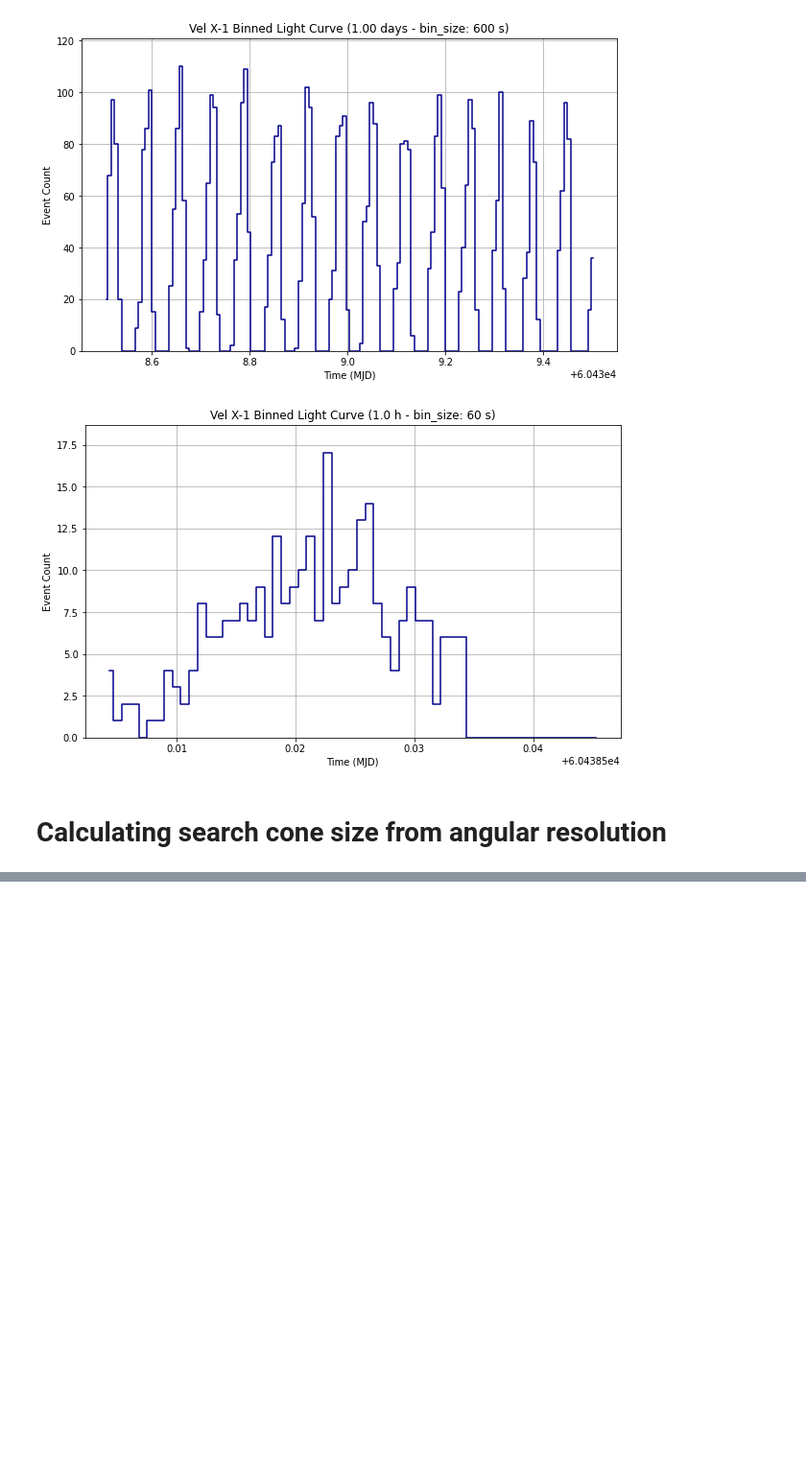
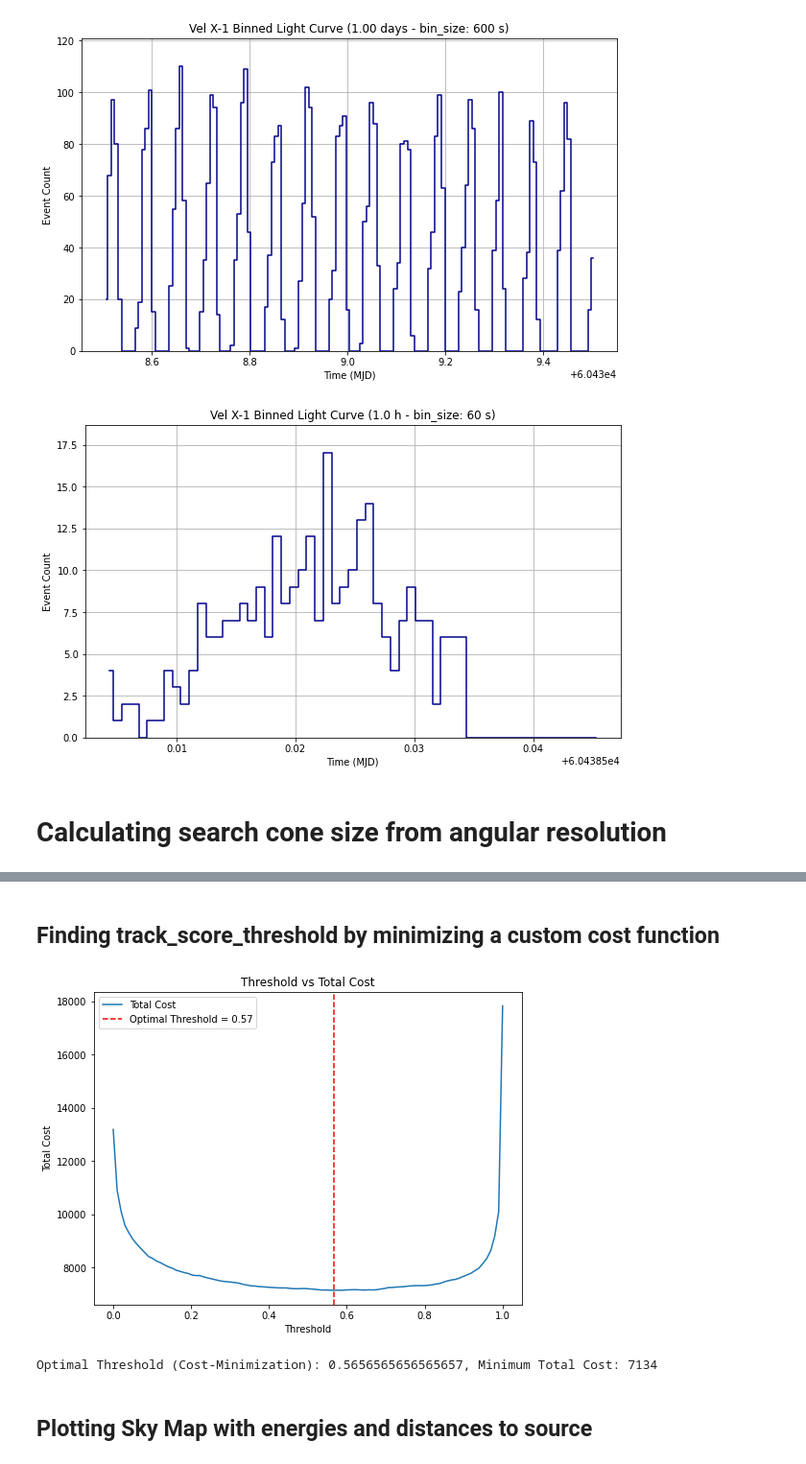
Before and after one commit to rodrigruiz/psr, a Jupyter notebook: src/notebooks/TestNotebook.ipynb, the cells around one changed output, grey strips where cells are left out. Shown at 96% size. Saved outputs shown, nothing was run; the diff lists cells and outputs as text; code cells hidden in the pictures; blank space fills up the shorter version.

```diff
--- a/src/notebooks/TestNotebook.ipynb
+++ b/src/notebooks/TestNotebook.ipynb
@@ -3851,0 +4107,72 @@ Fermi Data:  ['https://fermi.gsfc.nasa.gov/FTP/fermi/data/lat/queries/L241104102
+# %% [markdown]
+## Finding track_score_threshold by minimizing a custom cost function
+# %%
+import pandas as pd
+import numpy as np
+import matplotlib.pyplot as plt
+
+# Paths to the files
+path_numu = '/home/hpc/capn/capn107h/software/nextflow_output/parampid/classified_files/mcv8.1.gsg_numu-CCHEDIS_1e2-1e8GeV.sirene.jterbr00013298.jchain.aashower.11.root_scored.h5'
+path_anue = '/home/hpc/capn/capn107h/software/nextflow_output/parampid/classified_files/mcv8.1.gsg_anue-CCHEDIS_1e2-1e8GeV.sirene.jterbr00013298.jchain.aashower.11.root_scored.h5'
+
+# Load the data
+df_anue = pd.read_hdf(path_anue, 'summary')  # Shower-like events
+df_numu = pd.read_hdf(path_numu, 'summary')  # Track-like events
+
+# Extract track_score
+track_scores_anue = df_anue['track_score'].values  # Shower-like scores
+track_scores_numu = df_numu['track_score'].values  # Track-like scores
+
+# Assign labels
+true_labels_anue = np.zeros(len(track_scores_anue))  # Shower-like events: label 0
+true_labels_numu = np.ones(len(track_scores_numu))  # Track-like events: label 1
+
+# Combine data
+track_scores = np.concatenate([track_scores_anue, track_scores_numu])
+true_labels = np.concatenate([true_labels_anue, true_labels_numu])
+
+# Define thresholds to test
+thresholds = np.linspace(0, 1, 100)
+
+# Store accuracy values
+accuracies = []
+
+# Define costs
+cost_fp = 1  # Cost of a false positive (shower-like misclassified as track-like)
+cost_fn = 2  # Cost of a false negative (track-like misclassified as shower-like)
+
+# Store total costs for each threshold
+total_costs = []
+
+for threshold in thresholds:
+    # Predict: 1 if track_score >= threshold, else 0
+    predictions = (track_scores >= threshold).astype(int)
+
+    # Calculate FP and FN counts
+    fp_count = ((predictions == 1) & (true_labels == 0)).sum()  # False Positives
+    fn_count = ((predictions == 0) & (true_labels == 1)).sum()  # False Negatives
+
+    # Calculate total cost
+    total_cost = (fp_count * cost_fp) + (fn_count * cost_fn)
+    total_costs.append(total_cost)
+
+# Find the optimal threshold
+optimal_threshold_cost = thresholds[np.argmin(total_costs)]
+min_total_cost = min(total_costs)
+
+# Plot Total Cost vs Threshold
+plt.figure(figsize=(8, 6))
+plt.plot(thresholds, total_costs, label="Total Cost")
+plt.axvline(optimal_threshold_cost, color='red', linestyle='--', label=f"Optimal Threshold = {optimal_threshold_cost:.2f}")
+plt.xlabel("Threshold")
+plt.ylabel("Total Cost")
+plt.title("Threshold vs Total Cost")
+plt.legend()
+plt.show()
+
+print(f"Optimal Threshold (Cost-Minimization): {optimal_threshold_cost}, Minimum Total Cost: {min_total_cost}")
+# %% [output]
+[figure, added]
+Optimal Threshold (Cost-Minimization): 0.5656565656565657, Minimum Total Cost: 7134
+# %% [markdown]
+## Plotting Sky Map with energies and distances to source
```
Also changed, not shown: parts of 78 cells of this notebook, 10 other files.
